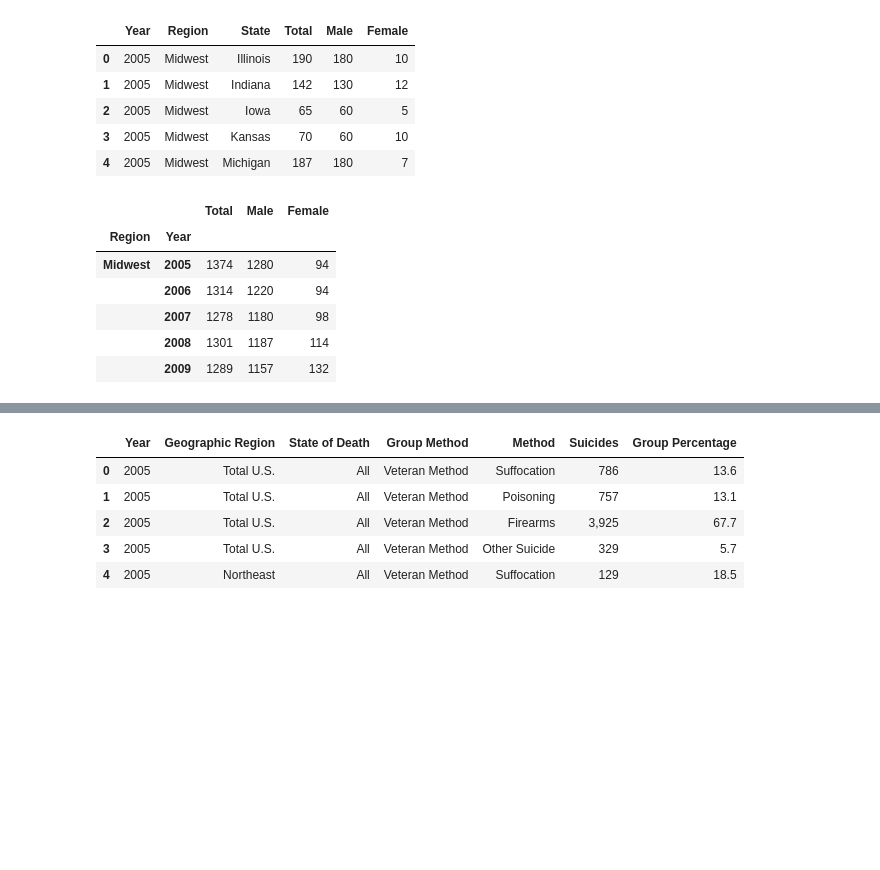
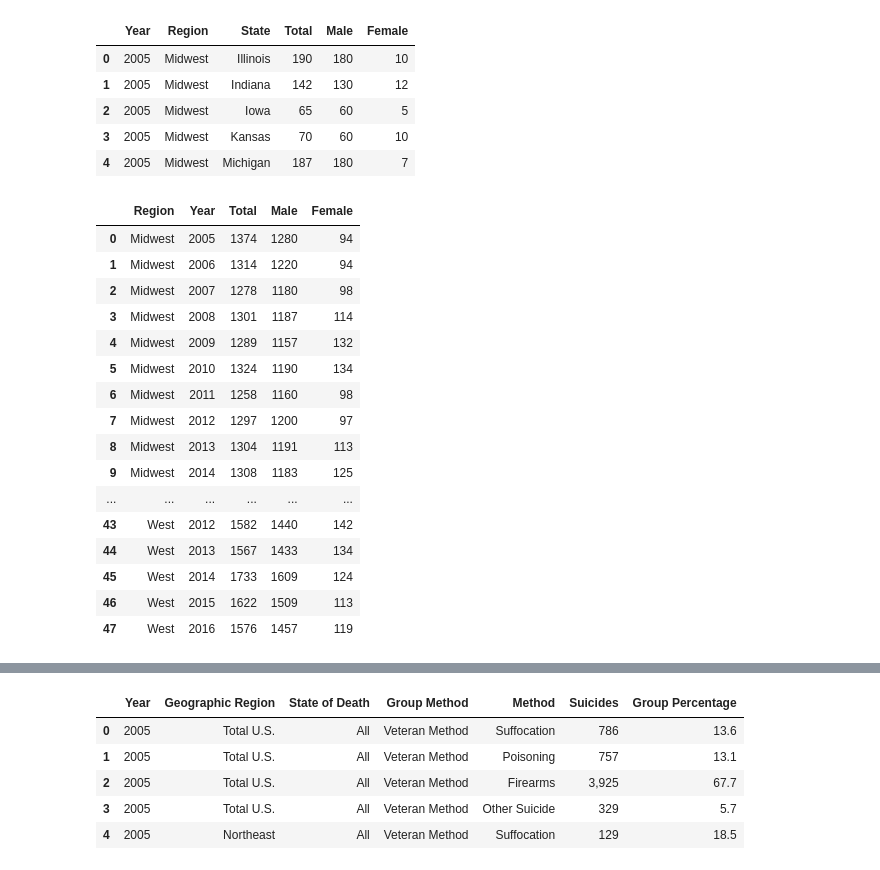
Before and after one commit to jetchechury/Project_1_SuicideAnalysis, a Jupyter notebook: JN_Project1.ipynb, the cells around one changed output, grey strips where cells are left out. Cells and saved outputs as stored; diff of their text form; code cells hidden in the pictures; blank space fills up the shorter version.

```diff
--- a/JN_Project1.ipynb
+++ b/JN_Project1.ipynb
@@ -16,17 +16,28 @@ vet_suicide_df.head()
 | 3 | 2005 | Midwest | Kansas | 70 | 60 | 10 |
 | 4 | 2005 | Midwest | Michigan | 187 | 180 | 7 |
 # %%
+#Sum of veteran female & male suicides by region and year
 vet_groupby = vet_suicide_df.groupby(["Region","Year"])
 vet_groupby_sum = vet_groupby.sum()
-vet_groupby_sum.head()
+vet_groupby_sum.reset_index()
 # %% [output]
-|  |  | Total | Male | Female |
-| Region | Year |  |  |  |
-| Midwest | 2005 | 1374 | 1280 | 94 |
-|  | 2006 | 1314 | 1220 | 94 |
-|  | 2007 | 1278 | 1180 | 98 |
-|  | 2008 | 1301 | 1187 | 114 |
-|  | 2009 | 1289 | 1157 | 132 |
+|  | Region | Year | Total | Male | Female |
+| 0 | Midwest | 2005 | 1374 | 1280 | 94 |
+| 1 | Midwest | 2006 | 1314 | 1220 | 94 |
+| 2 | Midwest | 2007 | 1278 | 1180 | 98 |
+| 3 | Midwest | 2008 | 1301 | 1187 | 114 |
+| 4 | Midwest | 2009 | 1289 | 1157 | 132 |
+| 5 | Midwest | 2010 | 1324 | 1190 | 134 |
+| 6 | Midwest | 2011 | 1258 | 1160 | 98 |
+| 7 | Midwest | 2012 | 1297 | 1200 | 97 |
+| 8 | Midwest | 2013 | 1304 | 1191 | 113 |
+| 9 | Midwest | 2014 | 1308 | 1183 | 125 |
+| ... | ... | ... | ... | ... | ... |
+| 43 | West | 2012 | 1582 | 1440 | 142 |
+| 44 | West | 2013 | 1567 | 1433 | 134 |
+| 45 | West | 2014 | 1733 | 1609 | 124 |
+| 46 | West | 2015 | 1622 | 1509 | 113 |
+| 47 | West | 2016 | 1576 | 1457 | 119 |
 # %%
 # read in suicide by age file
 vet_suicide_age = "../Project_1_Team_2/Suicides by Age.csv"
```
Also changed, not shown: parts of 20 cells of this notebook.
